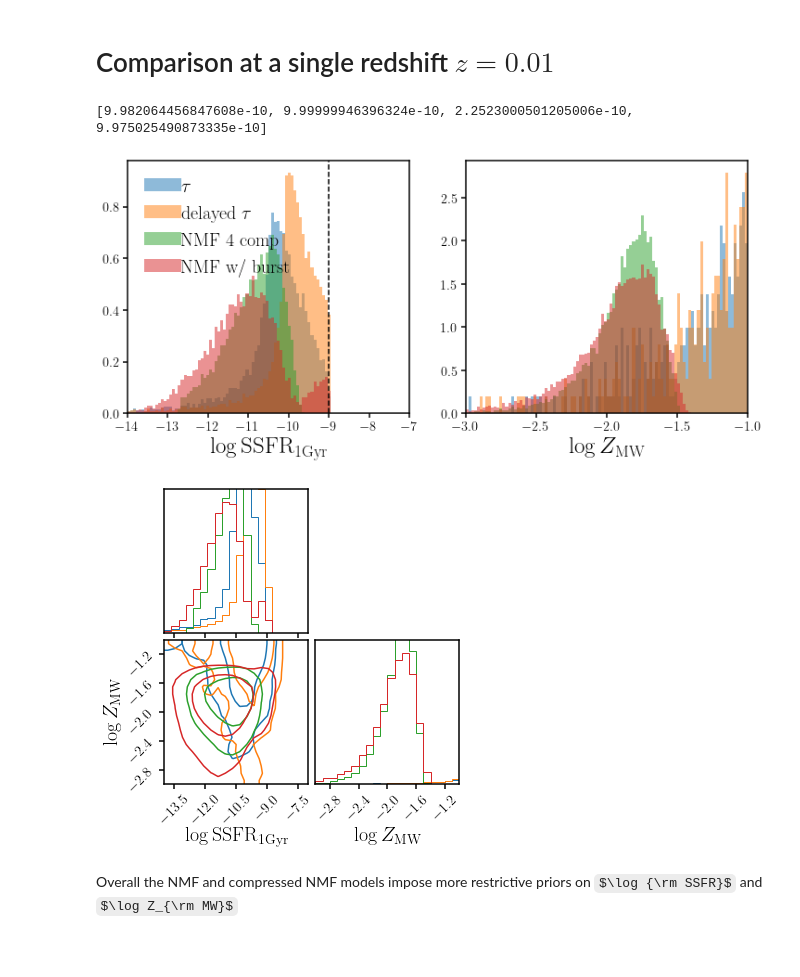
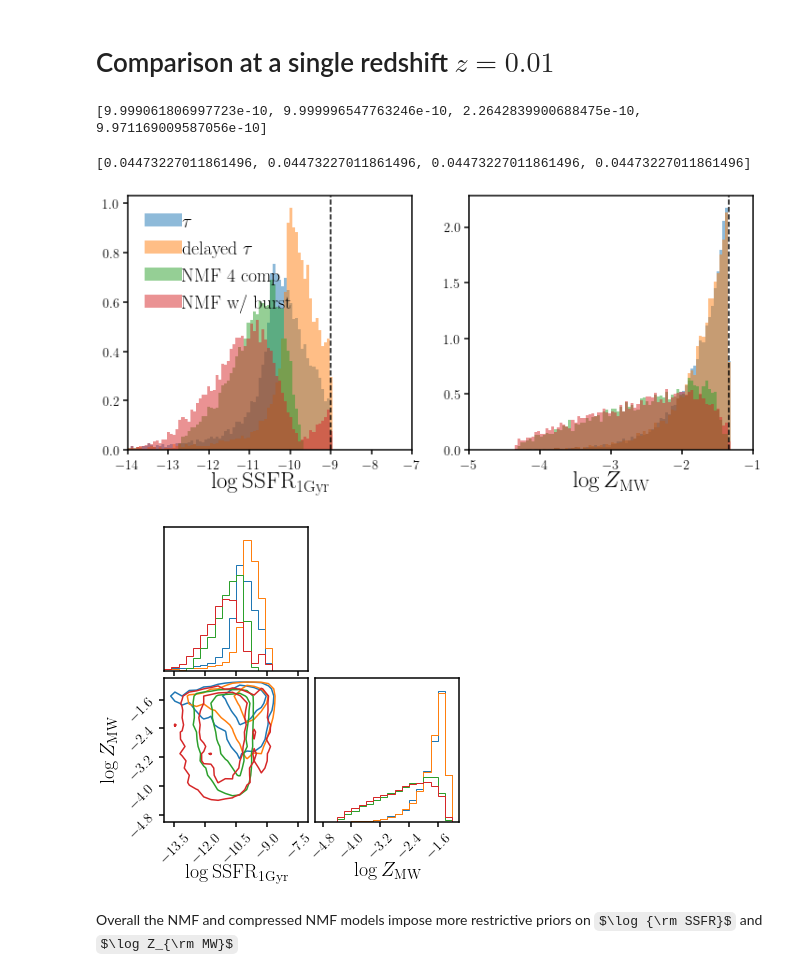
Before and after one commit to changhoonhahn/gqp_mc, a Jupyter notebook: nb/model_priors.ipynb, the cells around one changed output. Cells and saved outputs as stored; diff of their text form; code cells hidden in the pictures; some formulas as TeX source; blank space fills up the shorter version.

Commit message:
update on model prior comparison with new priors

```diff
--- a/nb/model_priors.ipynb
+++ b/nb/model_priors.ipynb
@@ -41,8 +41,8 @@ def prior_tau(tage):
         Infer.UniformPrior(0., 0.), # constant SFH
         Infer.UniformPrior(0., tage-1.), # start time
         Infer.UniformPrior(0., 0.),  # fburst
-        Infer.UniformPrior(0., tage),  # tburst
-        Infer.UniformPrior(1e-6, 1e-3), # metallicity
+        Infer.UniformPrior(1e-2, tage),  # tburst
+        Infer.UniformPrior(4.5e-5, 4.5e-2), # metallicity
         Infer.UniformPrior(0., 4.)
     ])
     return prior
@@ -51,8 +51,10 @@ def prior_nmf(tage):
     return Infer.load_priors([
         Infer.UniformPrior(0, 0, label='sed'),     # uniform priors on logM*
         Infer.FlatDirichletPrior(4, label='sed'),   # flat dirichilet priors
-        Infer.UniformPrior(6.9e-5, 7.3e-3, label='sed'),# uniform priors on ZH coeff
-        Infer.UniformPrior(6.9e-5, 7.3e-3, label='sed'),# uniform priors on ZH coeff
+        Infer.LogUniformPrior(1e-5, 1.5e-2, label='sed'),# uniform priors on ZH coeff
+        Infer.LogUniformPrior(1e-5, 1.5e-2, label='sed'),# uniform priors on ZH coeff
+        #Infer.LogUniformPrior(4.5e-5, 4.5e-2, label='sed'),# uniform priors on ZH coeffb
+        #Infer.LogUniformPrior(4.5e-5, 4.5e-2, label='sed'),# uniform priors on ZH coeff
         Infer.UniformPrior(0., 3., label='sed'),        # uniform priors on dust1
         Infer.UniformPrior(0., 3., label='sed'),        # uniform priors on dust2
         Infer.UniformPrior(-2.2, 0.4, label='sed')     # uniform priors on dust_index
@@ -63,17 +65,19 @@ def prior_nmf_burst(tage):
         Infer.UniformPrior(0, 0, label='sed'),     # uniform priors on logM*
         Infer.FlatDirichletPrior(4, label='sed'),   # flat dirichilet priors
         Infer.UniformPrior(0., 1.), # fburst
-        Infer.UniformPrior(0., tage), # tburst
-        Infer.UniformPrior(6.9e-5, 7.3e-3, label='sed'),# uniform priors on ZH coeff
-        Infer.UniformPrior(6.9e-5, 7.3e-3, label='sed'),# uniform priors on ZH coeff
+        Infer.UniformPrior(1e-2, tage), # tburst
+        Infer.LogUniformPrior(1e-5, 1.5e-2, label='sed'),# uniform priors on ZH coeff
+        Infer.LogUniformPrior(1e-5, 1.5e-2, label='sed'),# uniform priors on ZH coeff
+        #Infer.LogUniformPrior(4.5e-5, 4.5e-2, label='sed'),# uniform priors on ZH coeffb
+        #Infer.LogUniformPrior(4.5e-5, 4.5e-2, label='sed'),# uniform priors on ZH coeff
         Infer.UniformPrior(0., 3., label='sed'),        # uniform priors on dust1
         Infer.UniformPrior(0., 3., label='sed'),        # uniform priors on dust2
         Infer.UniformPrior(-2.2, 0.4, label='sed')     # uniform priors on dust_index
     ])
 # %%
 models = [
-    Models.FSPS(name='tau'), # tau model
-    Models.FSPS(name='delayed_tau'), # delayed tau
-    Models.FSPS_NMF(name='nmf'), # 4 basis SFH
-    Models.FSPS_NMF(name='nmfburst')
+    Models.Tau(), # tau model
+    Models.Tau(delayed=True), # delayed tau
+    Models.NMF(burst=False), # 4 basis SFH
+    Models.NMF(burst=True)
 ]
@@ -97,40 +106,46 @@ for i, model, prior in zip(range(len(models)), models, priors):
     _thetas = np.array([prior.sample() for i in range(n_sample)])
     thetas = prior.transform(_thetas)
 
-    _ssfr_1gyr = model.avgSFR(thetas, zred, dt=1.)
-    _zmw = model.Z_MW(thetas, zred)
+    _ssfr_1gyr = model.avgSFR(thetas, zred=zred, dt=1.)
+    _zmw = model.Z_MW(thetas, zred=zred)
 
     SSFRs_1gyr.append(_ssfr_1gyr)
     Zmws.append(_zmw)
 # %%
 print([_ssfr.max() for _ssfr in SSFRs_1gyr])
 # %% [output]
-[9.982064456847608e-10, 9.99999946396324e-10, 2.2523000501205006e-10, 9.975025490873335e-10]
+[9.999061806997723e-10, 9.999996547763246e-10, 2.2642839900688475e-10, 9.971169009587056e-10]
+# %%
+print([_zmw.max() for _ssfr in SSFRs_1gyr])
+# %% [output]
+[0.04473227011861496, 0.04473227011861496, 0.04473227011861496, 0.04473227011861496]
 # %%
 model_labels = [r'$\tau$', r'delayed $\tau$', 'NMF 4 comp', 'NMF w/ burst']
 
 props = [SSFRs_1gyr, Zmws]
 lbls = [r'$\log {\rm SSFR}_{\rm 1 Gyr}$', r'$\log Z_{\rm MW}$']
-rngs = [(-14, -7), (-3, -1)]
+rngs = [(-14, -7), (-5, -1)]
 
 fig = plt.figure(figsize=(12,5))
 for i, prop in enumerate(props):
     sub = fig.add_subplot(1,2,i+1)
     for ii, prop_i in enumerate(prop):
         sub.hist(np.log10(prop_i), density=True, range=rngs[i], bins=100, alpha=0.5, label=model_labels[ii])
     if i == 0:
         sub.legend(loc='upper left', handletextpad=0, fontsize=20)
         sub.axvline(-9., color='k', ls='--')
+    elif i == 1:
+        sub.axvline(np.log10(4.5e-2), color='k', ls='--')
     sub.set_xlabel(lbls[i], fontsize=25)
     sub.set_xlim(rngs[i])
 # %% [output]
-[figure, old version]
+[figure, new version]
 # %%
 fig = None
 for i in range(len(models)):
     fig = DFM.corner(np.log10(np.array(props)[:,i,:].T),
                      levels=[0.68, 0.95],
-                     smooth=True,
+                     smooth=False,
                      color='C%i' % i,
                      range=rngs,
                      labels=lbls,
@@ -139,7 +154,7 @@ for i in range(len(models)):
                      plot_datapoints=False, fill_contours=False, plot_density=False
                     )
 # %% [output]
-[figure, old version]
+[figure, new version]
 # %% [markdown]
 Overall the NMF and compressed NMF models impose more restrictive priors on $\log {\rm SSFR}$ and $\log Z_{\rm MW}$
 # %% [markdown]
```
Also changed, not shown: parts of 4 cells of this notebook.
